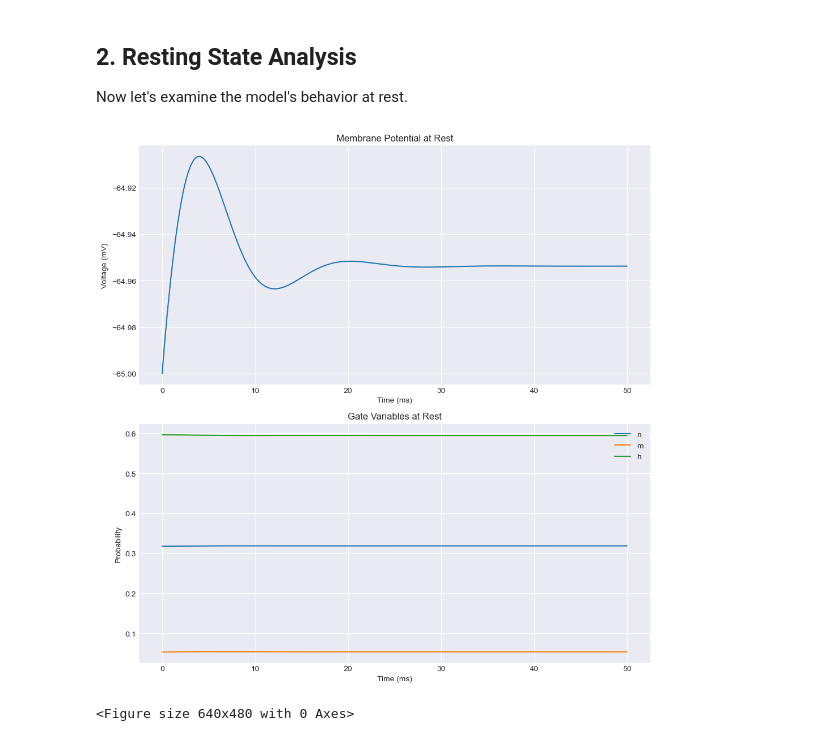
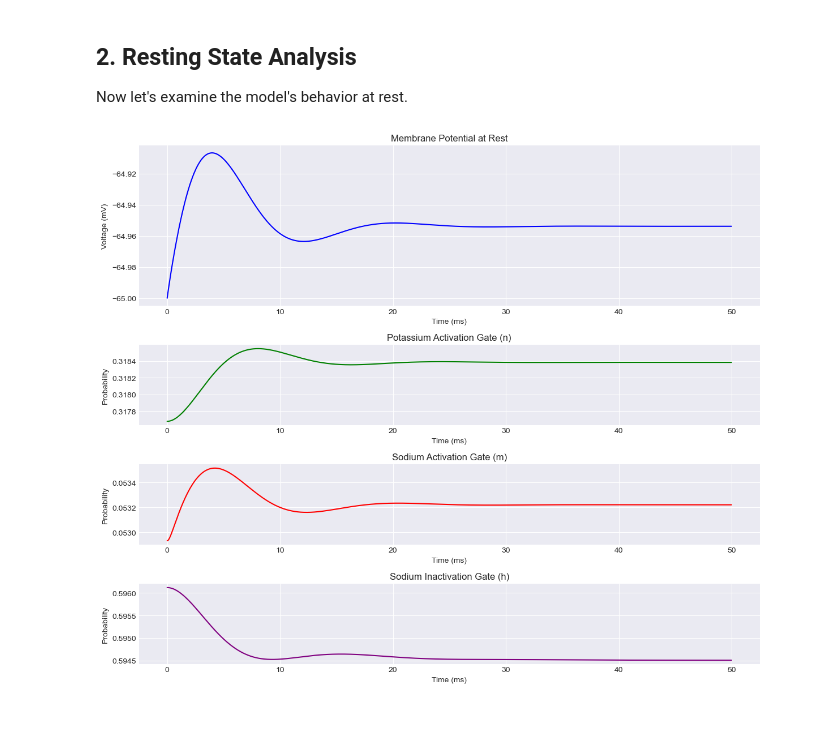
Before and after one commit to ajfranck/hodgkin-huxley, a Jupyter notebook: notebooks/steady_state_analysis.ipynb, the cells around one changed output. Saved outputs shown, nothing was run; the diff lists cells and outputs as text; code cells hidden in the pictures.

```diff
--- a/notebooks/steady_state_analysis.ipynb
+++ b/notebooks/steady_state_analysis.ipynb
@@ -36,34 +36,48 @@ Now let's examine the model's behavior at rest.
 # %%
 # Create model instance
 model = HodgkinHuxleyModel()
-
 # Simulate with no external current
 t_span = [0, 50]  # 50ms simulation
 t, V, n, m, h = model.simulate(t_span)
 
-# Plot results
-fig, (ax1, ax2) = plt.subplots(2, 1, figsize=(10, 10))
+# Create figure with GridSpec for better control of subplot sizes
+fig = plt.figure(figsize=(12, 10))
+gs = plt.GridSpec(4, 1, height_ratios=[2, 1, 1, 1])
 
-# Membrane potential
-ax1.plot(t, V)
+# Membrane potential (larger plot)
+ax1 = fig.add_subplot(gs[0])
+ax1.plot(t, V, 'b')
 ax1.set_title('Membrane Potential at Rest')
 ax1.set_xlabel('Time (ms)')
 ax1.set_ylabel('Voltage (mV)')
 ax1.grid(True)
 
-# Gate variables
-ax2.plot(t, n, label='n')
-ax2.plot(t, m, label='m')
-ax2.plot(t, h, label='h')
-ax2.set_title('Gate Variables at Rest')
+# n gate variable
+ax2 = fig.add_subplot(gs[1])
+ax2.plot(t, n, 'g')
+ax2.set_title('Potassium Activation Gate (n)')
 ax2.set_xlabel('Time (ms)')
 ax2.set_ylabel('Probability')
-ax2.legend()
 ax2.grid(True)
+
+# m gate variable
+ax3 = fig.add_subplot(gs[2])
+ax3.plot(t, m, 'r')
+ax3.set_title('Sodium Activation Gate (m)')
+ax3.set_xlabel('Time (ms)')
+ax3.set_ylabel('Probability')
+ax3.grid(True)
+
+# h gate variable
+ax4 = fig.add_subplot(gs[3])
+ax4.plot(t, h, 'purple')
+ax4.set_title('Sodium Inactivation Gate (h)')
+ax4.set_xlabel('Time (ms)')
+ax4.set_ylabel('Probability')
+ax4.grid(True)
 
 plt.tight_layout()
 plt.savefig('../data/results/steady_state_model.png')
 plt.show()
 # %% [output]
-[figure, old version]
+[figure, new version]
-<Figure size 640x480 with 0 Axes>
```
Also changed, not shown: 7 other files.
